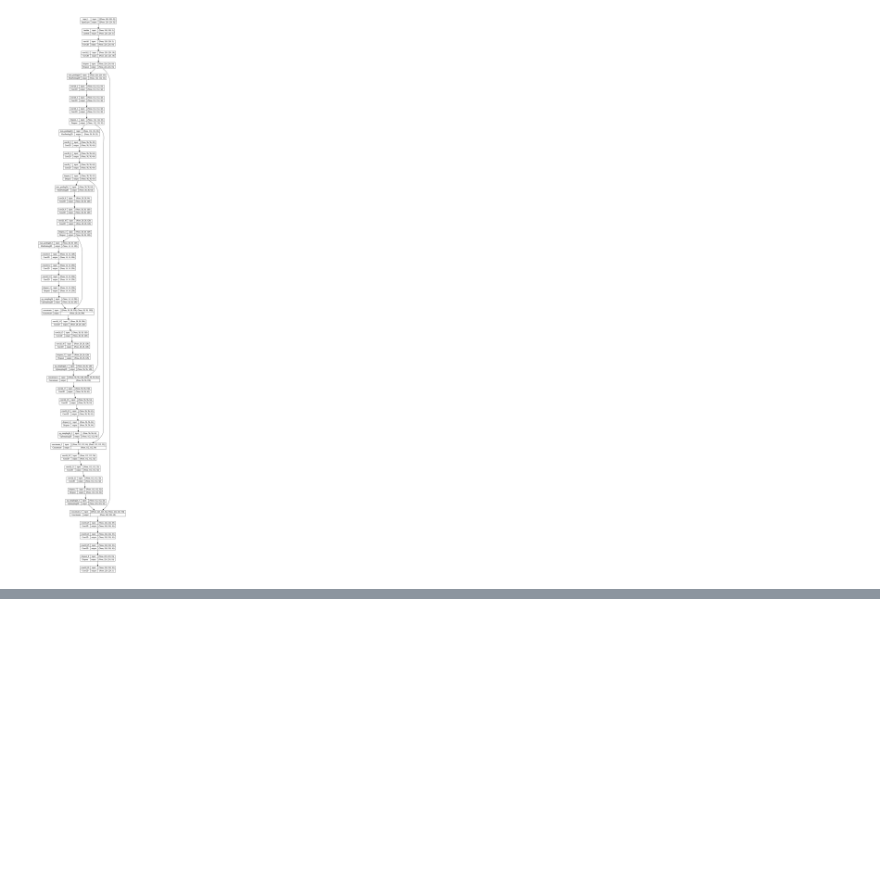
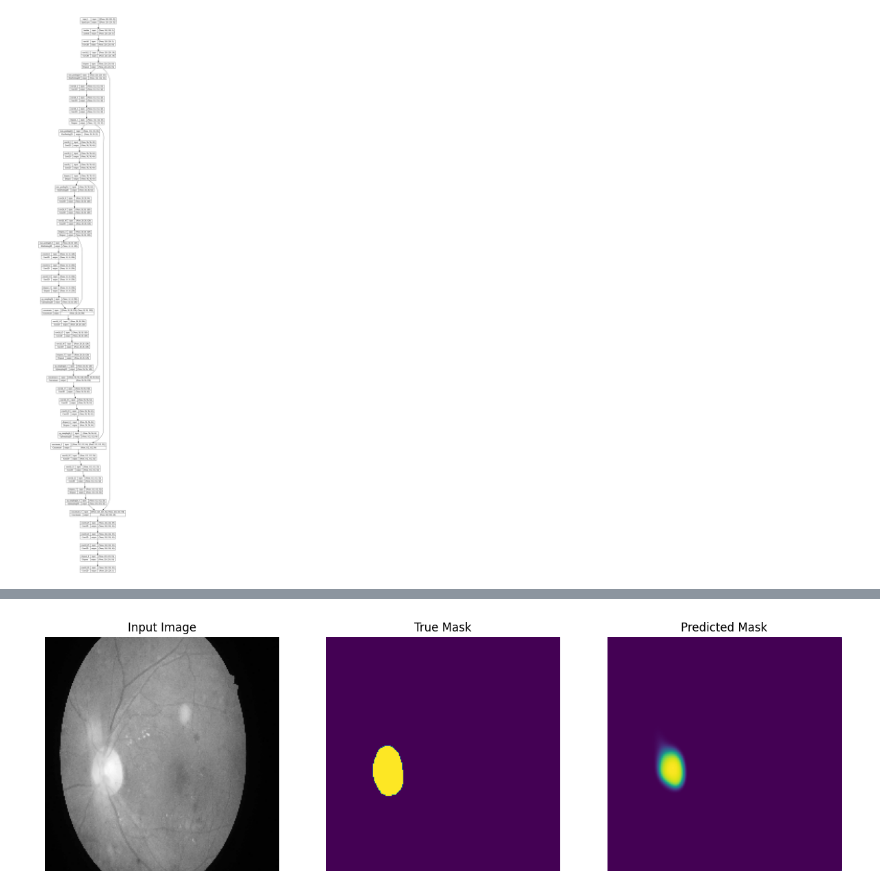
Before and after one commit to tirthadagr8/Image_segmentation_UNET, a Jupyter notebook: Optic_Disc_Segmentation_U-NET.ipynb, the cells around one changed output, grey strips where cells are left out. Saved outputs shown, nothing was run; the diff lists cells and outputs as text; code cells hidden in the pictures; blank space fills up the shorter version.

```diff
--- a/Optic_Disc_Segmentation_U-NET.ipynb
+++ b/Optic_Disc_Segmentation_U-NET.ipynb
@@ -185,7 +185,7 @@ model.fit(
     validation_data=(test_data,test_mask),
     batch_size=1,
     # steps_per_epoch=100,
-    epochs=10,
+    epochs=20,
     callbacks=call
 )
 # %% [output]
@@ -213,10 +211,11 @@ Epoch 10/10
 # %%
-for i in range(len(test_data)):
-  p=test_data[i]
-  p=p.reshape(( 1,p.shape[0], p.shape[1], p.shape[2]))
-  pred=model.predict(p)
+# for i in range(len(test_data)):
+i=5
+p=test_data[i]
+p=p.reshape(( 1,p.shape[0], p.shape[1], p.shape[2]))
+pred=model.predict(p)
   # pred=XX
-  print(pred.shape)
-  pred=pred.reshape((pred.shape[1],pred.shape[2],pred.shape[3]))
-  display([test_data[i],test_mask[i],pred])
+print(pred.shape)
+pred=pred.reshape((pred.shape[1],pred.shape[2],pred.shape[3]))
+display([test_data[i],test_mask[i],pred])
 # %% [output]
@@ -224,3 +224,4 @@ Output hidden; open in https://colab.research.google.com to view.
+[figure, added]
 # %%
 import segmentation_models as sm
 from segmentation_models import Unet
```
Also changed, not shown: parts of 5 cells of this notebook.
